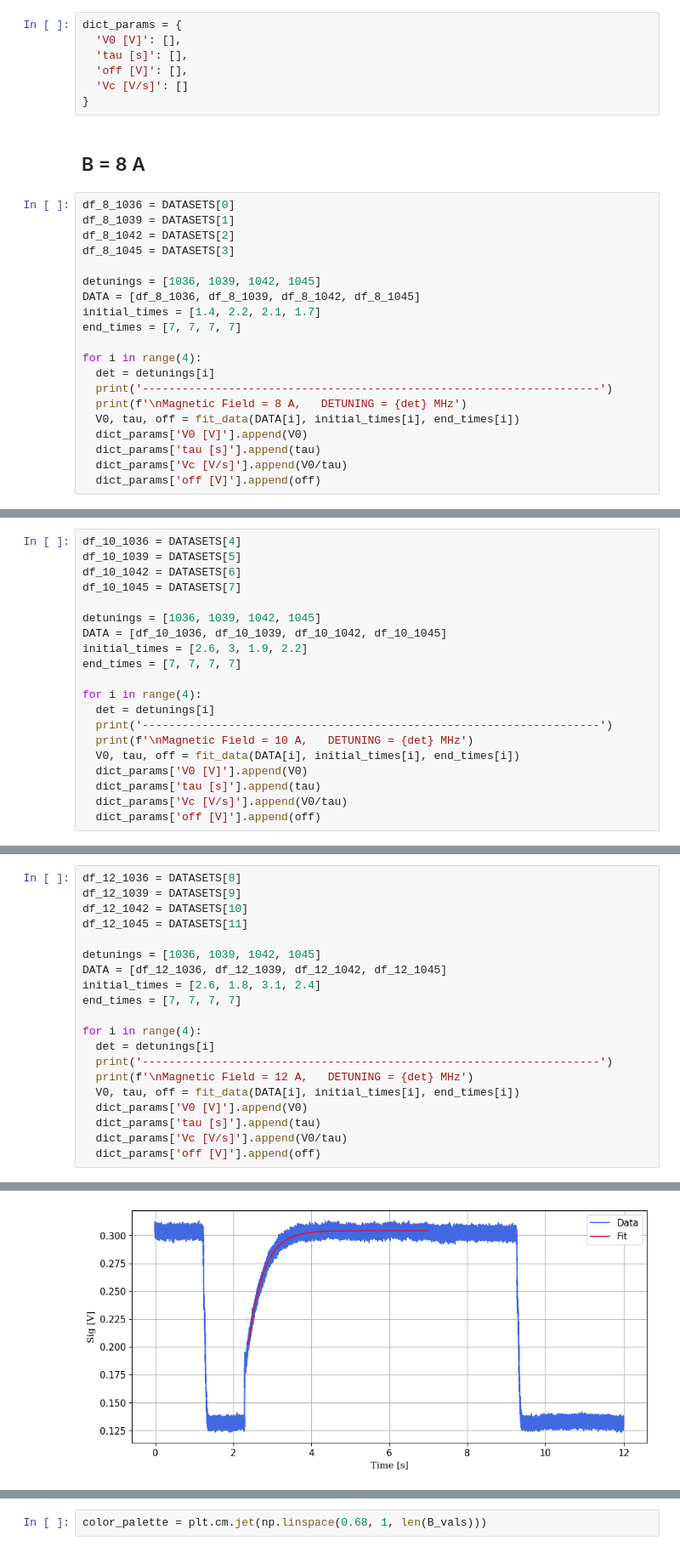
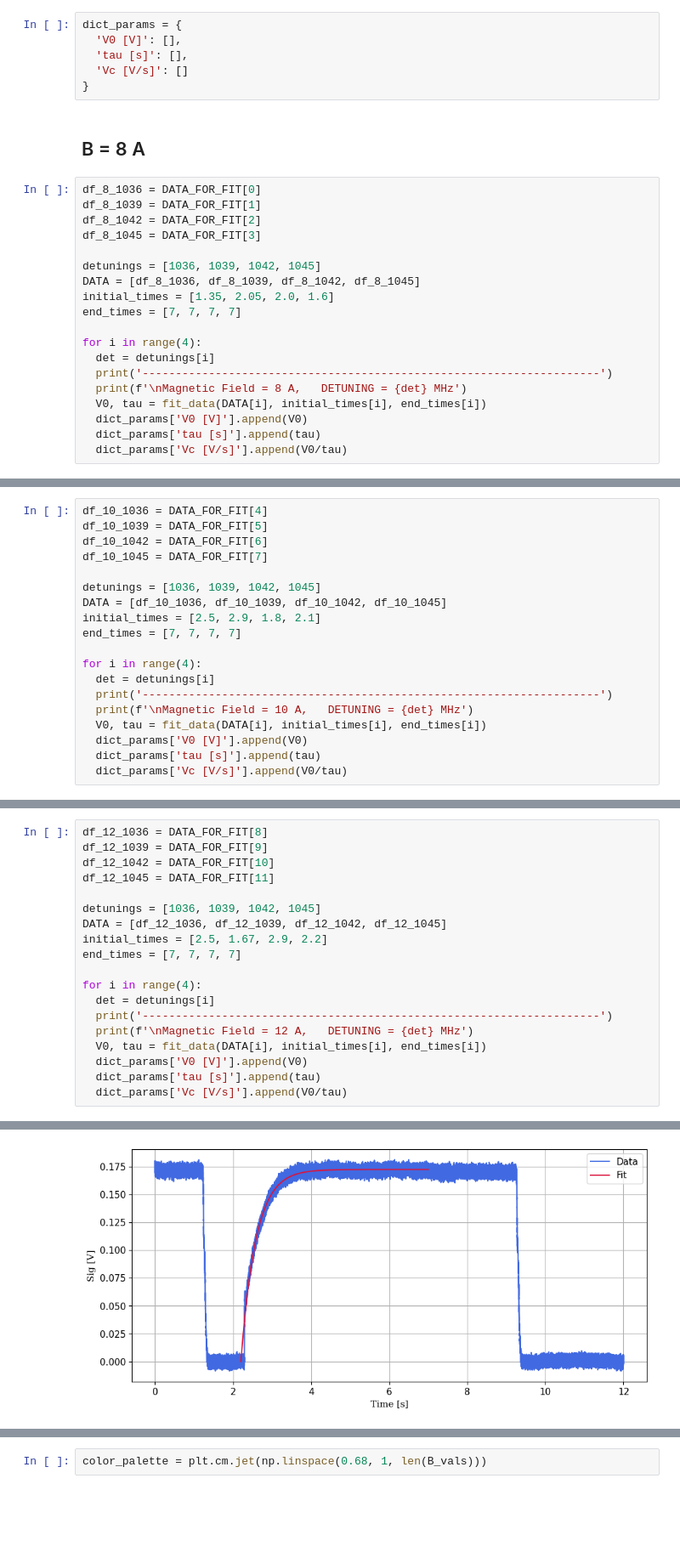
Before and after one commit to Leonardo-Razzai/automatic_measures, a Jupyter notebook: MOT_detuning_oscilloscope/Data/varying_B_and_D/data_analysis.ipynb, the cells around one changed output, grey strips where cells are left out. Shown at 85% size. Saved outputs shown, nothing was run; the diff lists cells and outputs as text; blank space fills up the shorter version.

```diff
--- a/MOT_detuning_oscilloscope/Data/varying_B_and_D/data_analysis.ipynb
+++ b/MOT_detuning_oscilloscope/Data/varying_B_and_D/data_analysis.ipynb
@@ -123,31 +130,29 @@ def fit_data(df, start_time_fit, end_time_fit):
 dict_params = {
   'V0 [V]': [],
   'tau [s]': [],
-  'off [V]': [],
   'Vc [V/s]': []
 }
 # %% [markdown]
 ## B = 8 A
 # %%
-df_8_1036 = DATASETS[0]
-df_8_1039 = DATASETS[1]
-df_8_1042 = DATASETS[2]
-df_8_1045 = DATASETS[3]
+df_8_1036 = DATA_FOR_FIT[0]
+df_8_1039 = DATA_FOR_FIT[1]
+df_8_1042 = DATA_FOR_FIT[2]
+df_8_1045 = DATA_FOR_FIT[3]
 
 detunings = [1036, 1039, 1042, 1045]
 DATA = [df_8_1036, df_8_1039, df_8_1042, df_8_1045]
-initial_times = [1.4, 2.2, 2.1, 1.7]
+initial_times = [1.35, 2.05, 2.0, 1.6]
 end_times = [7, 7, 7, 7]
 
 for i in range(4):
   det = detunings[i]
   print('---------------------------------------------------------------------')
   print(f'\nMagnetic Field = 8 A,   DETUNING = {det} MHz')
-  V0, tau, off = fit_data(DATA[i], initial_times[i], end_times[i])
+  V0, tau = fit_data(DATA[i], initial_times[i], end_times[i])
   dict_params['V0 [V]'].append(V0)
   dict_params['tau [s]'].append(tau)
   dict_params['Vc [V/s]'].append(V0/tau)
-  dict_params['off [V]'].append(off)
 # %% [output]
 ---------------------------------------------------------------------
 
@@ -188,23 +189,22 @@ Magnetic Field = 8 A,   DETUNING = 1045 MHz
 # %%
-df_10_1036 = DATASETS[4]
-df_10_1039 = DATASETS[5]
-df_10_1042 = DATASETS[6]
-df_10_1045 = DATASETS[7]
+df_10_1036 = DATA_FOR_FIT[4]
+df_10_1039 = DATA_FOR_FIT[5]
+df_10_1042 = DATA_FOR_FIT[6]
+df_10_1045 = DATA_FOR_FIT[7]
 
 detunings = [1036, 1039, 1042, 1045]
 DATA = [df_10_1036, df_10_1039, df_10_1042, df_10_1045]
-initial_times = [2.6, 3, 1.9, 2.2]
+initial_times = [2.5, 2.9, 1.8, 2.1]
 end_times = [7, 7, 7, 7]
 
 for i in range(4):
   det = detunings[i]
   print('---------------------------------------------------------------------')
   print(f'\nMagnetic Field = 10 A,   DETUNING = {det} MHz')
-  V0, tau, off = fit_data(DATA[i], initial_times[i], end_times[i])
+  V0, tau = fit_data(DATA[i], initial_times[i], end_times[i])
   dict_params['V0 [V]'].append(V0)
   dict_params['tau [s]'].append(tau)
   dict_params['Vc [V/s]'].append(V0/tau)
-  dict_params['off [V]'].append(off)
 # %% [output]
 ---------------------------------------------------------------------
 
@@ -245,23 +241,22 @@ Magnetic Field = 10 A,   DETUNING = 1045 MHz
 # %%
-df_12_1036 = DATASETS[8]
-df_12_1039 = DATASETS[9]
-df_12_1042 = DATASETS[10]
-df_12_1045 = DATASETS[11]
+df_12_1036 = DATA_FOR_FIT[8]
+df_12_1039 = DATA_FOR_FIT[9]
+df_12_1042 = DATA_FOR_FIT[10]
+df_12_1045 = DATA_FOR_FIT[11]
 
 detunings = [1036, 1039, 1042, 1045]
 DATA = [df_12_1036, df_12_1039, df_12_1042, df_12_1045]
-initial_times = [2.6, 1.8, 3.1, 2.4]
+initial_times = [2.5, 1.67, 2.9, 2.2]
 end_times = [7, 7, 7, 7]
 
 for i in range(4):
   det = detunings[i]
   print('---------------------------------------------------------------------')
   print(f'\nMagnetic Field = 12 A,   DETUNING = {det} MHz')
-  V0, tau, off = fit_data(DATA[i], initial_times[i], end_times[i])
+  V0, tau = fit_data(DATA[i], initial_times[i], end_times[i])
   dict_params['V0 [V]'].append(V0)
   dict_params['tau [s]'].append(tau)
   dict_params['Vc [V/s]'].append(V0/tau)
-  dict_params['off [V]'].append(off)
 # %% [output]
 ---------------------------------------------------------------------
 
@@ -301,2 +292,2 @@ Magnetic Field = 12 A,   DETUNING = 1045 MHz
-[figure, old version]
+[figure, new version]
 # %%
```
Also changed, not shown: parts of 12 cells of this notebook.
